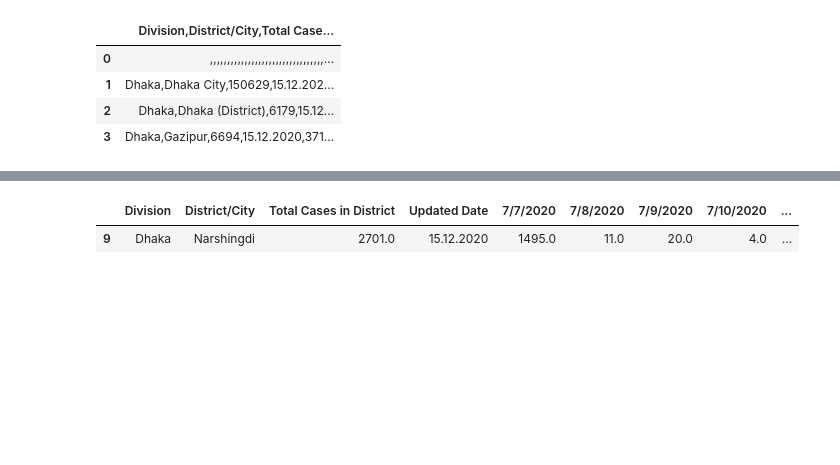
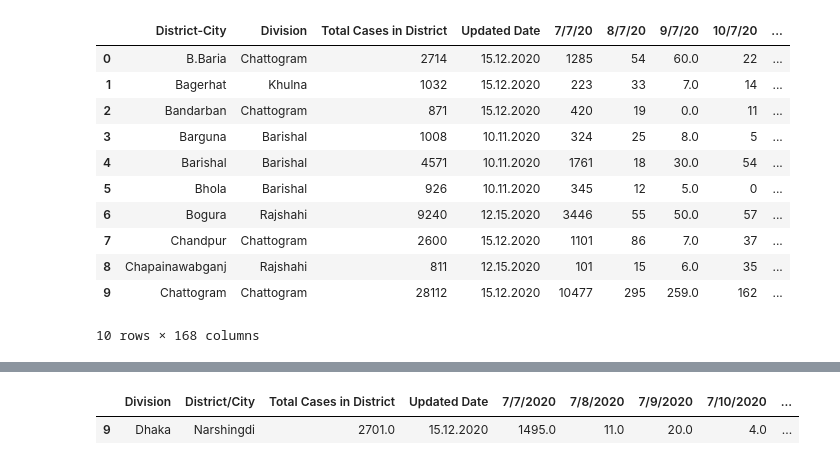
Before and after one commit to MProtik/AI-Powered-covid-Risk-Assessment-and-Healthcare-Navigation-Project, a Jupyter notebook: covid19 python.ipynb, the cells around one changed output, grey strips where cells are left out. Saved outputs shown, nothing was run; the diff lists cells and outputs as text; code cells hidden in the pictures; blank space fills up the shorter version.

```diff
--- a/covid19 python.ipynb
+++ b/covid19 python.ipynb
@@ -13,13 +9,20 @@ UnicodeDecodeError: 'utf-8' codec can't decode byte 0x92 in position 8877: inval
 # %%
-df1 = pd.read_csv("Bangaldesh covid 19 dataset.csv", sep=";", encoding='cp1252')
+df1 = pd.read_csv("Bangaldesh covid 19 dataset.csv", encoding='cp1252')
 # %%
-df1.head(4)
+df1.head(10)
 # %% [output]
-|  | Division,District/City,Total Case... |
-| 0 | ,,,,,,,,,,,,,,,,,,,,,,,,,,,,,,,,,... |
-| 1 | Dhaka,Dhaka City,150629,15.12.202... |
-| 2 | Dhaka,Dhaka (District),6179,15.12... |
-| 3 | Dhaka,Gazipur,6694,15.12.2020,371... |
+|  | District-City | Division | Total Cases in District | Updated Date | 7/7/20 | 8/7/20 | 9/7/20 | 10/7/20 | ... |
+| 0 | B.Baria | Chattogram | 2714 | 15.12.2020 | 1285 | 54 | 60.0 | 22 | ... |
+| 1 | Bagerhat | Khulna | 1032 | 15.12.2020 | 223 | 33 | 7.0 | 14 | ... |
+| 2 | Bandarban | Chattogram | 871 | 15.12.2020 | 420 | 19 | 0.0 | 11 | ... |
+| 3 | Barguna | Barishal | 1008 | 10.11.2020 | 324 | 25 | 8.0 | 5 | ... |
+| 4 | Barishal | Barishal | 4571 | 10.11.2020 | 1761 | 18 | 30.0 | 54 | ... |
+| 5 | Bhola | Barishal | 926 | 10.11.2020 | 345 | 12 | 5.0 | 0 | ... |
+| 6 | Bogura | Rajshahi | 9240 | 12.15.2020 | 3446 | 55 | 50.0 | 57 | ... |
+| 7 | Chandpur | Chattogram | 2600 | 15.12.2020 | 1101 | 86 | 7.0 | 37 | ... |
+| 8 | Chapainawabganj | Rajshahi | 811 | 12.15.2020 | 101 | 15 | 6.0 | 35 | ... |
+| 9 | Chattogram | Chattogram | 28112 | 15.12.2020 | 10477 | 295 | 259.0 | 162 | ... |
+10 rows × 168 columns
 # %%
 df = pd.read_csv("Bangaldesh covid 19 dataset.csv", sep=",", encoding='mac_roman')
 # %%
```
Also changed, not shown: parts of 13 cells of this notebook, 25 other files.
